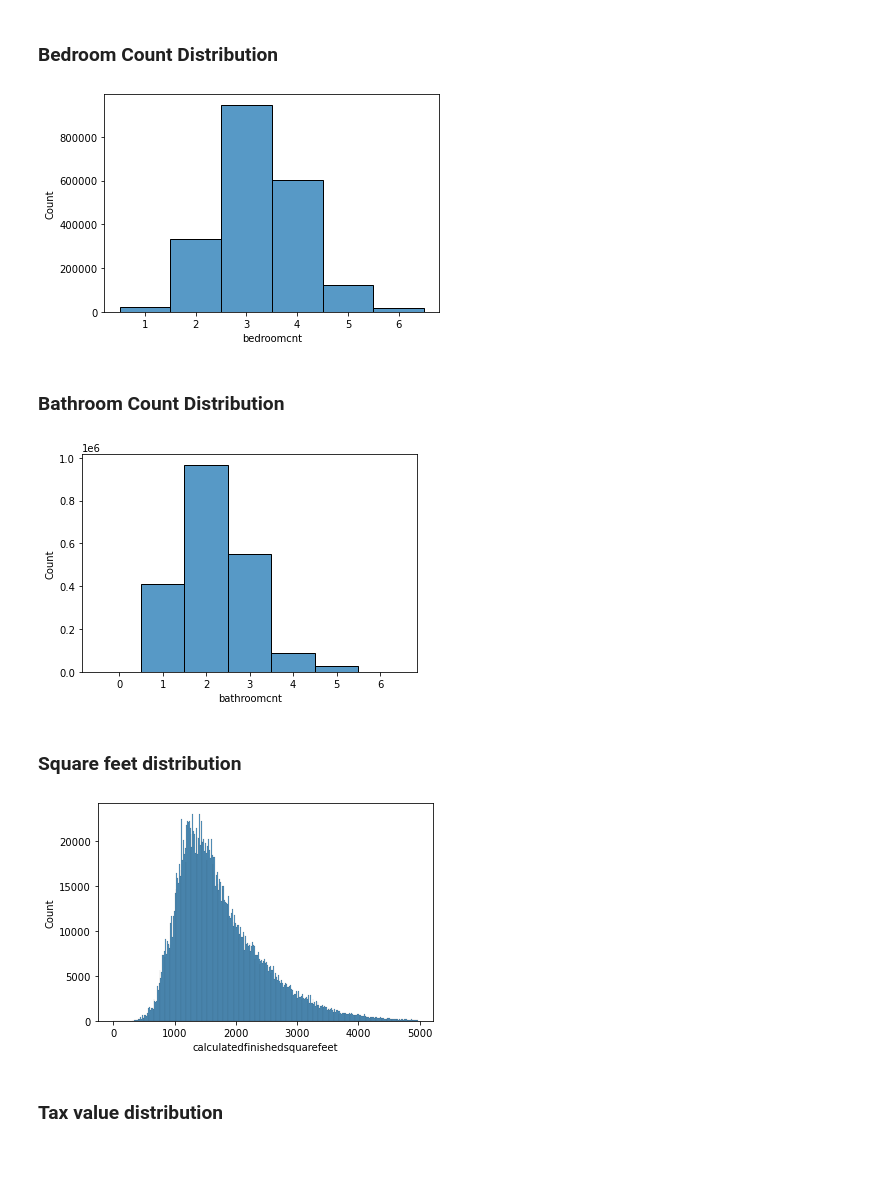
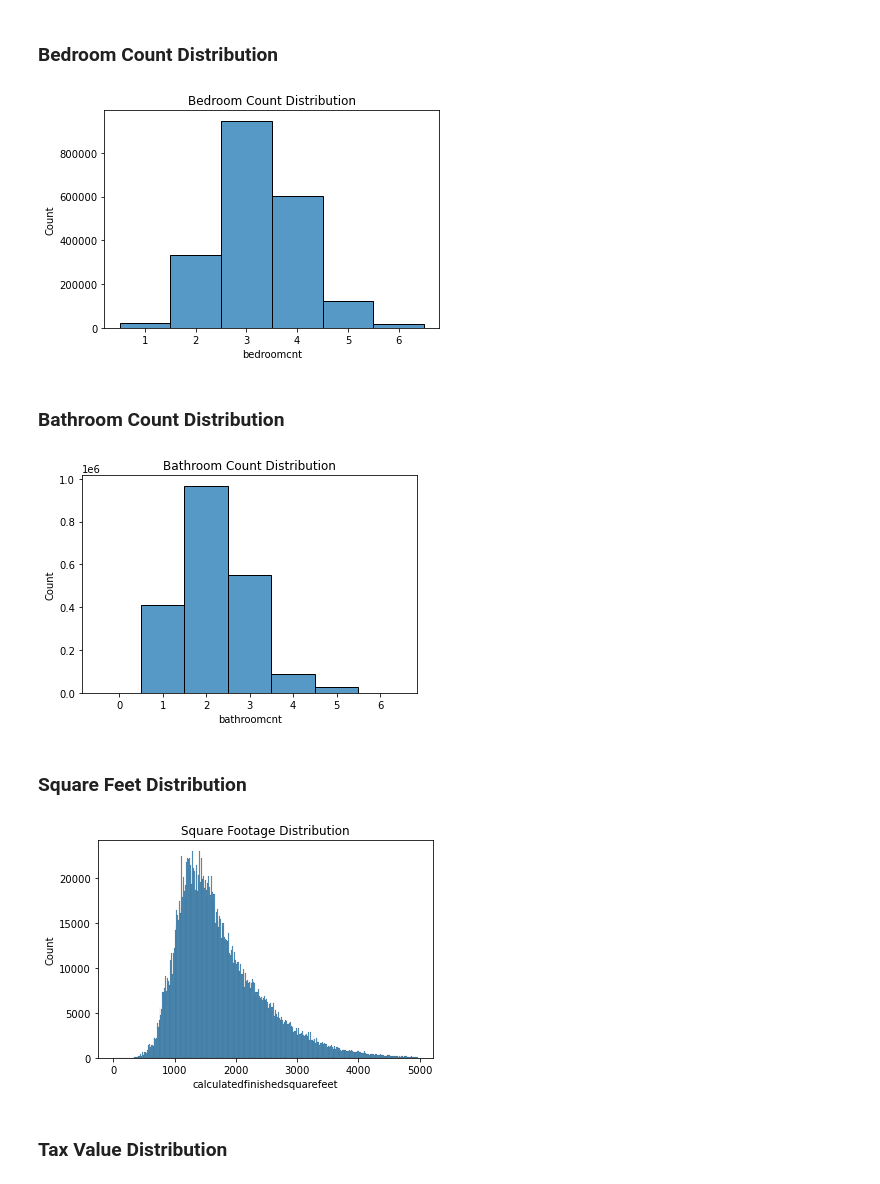
Before and after one commit to malachi-hale/Regression-exercises, a Jupyter notebook: wrangle.ipynb, the cells around one changed output. Drawn from its saved outputs; the diff is of its cells as text; code cells hidden in the pictures; blank space fills up the shorter version.

```diff
--- a/wrangle.ipynb
+++ b/wrangle.ipynb
@@ -54,13 +68,13 @@ The following function acquires data from the SQL server and puts that data into
 # %%
 def get_zillow_data():
     '''
-    We will read a SQL query and create a file based on this query. I have also included a line to eliminate duplicate columns because value_counts() does not work if there are duplicate columns in the DataFrame.
+    We will read a SQL query and create a file based on this query.
     '''
     filename = "zillow.csv"
     ##We will write a SQL query to obtain the data
     sql = '''
     SELECT bedroomcnt, bathroomcnt, calculatedfinishedsquarefeet,
-         taxvaluedollarcnt, yearbuilt, taxamount, fips from properties_2017
+         taxvaluedollarcnt, yearbuilt, taxamount, fips FROM properties_2017
     JOIN propertylandusetype
     ON propertylandusetype.propertylandusetypeid = properties_2017.propertylandusetypeid
     AND propertylandusetype.propertylandusetypeid = 261
@@ -68,6 +82,7 @@ def get_zillow_data():
     ##If the file already exists we will simply pull the file.
     if os.path.isfile(filename):
         return pd.read_csv(filename)
+    ##If the file does not exist, we run the SQL query again and create a new DataFrame.
     else:
         df = pd.read_sql(sql, get_connection('zillow'))
         return df
@@ -211,21 +263,21 @@ Since we are exploring single variables, we do not need to split our data.
 # %% [markdown]
 ### Bedroom Count Distribution
 # %%
-bedroom_count = sns.histplot(data=df, x="bedroomcnt", discrete = True)
+bedroom_count = sns.histplot(data=df, x="bedroomcnt", discrete = True).set(Title = "Bedroom Count Distribution")
 # %% [output]
-[figure, old version]
+[figure, new version]
 # %% [markdown]
 ### Bathroom Count Distribution
 # %%
-bathroom_count = sns.histplot(data=df, x="bathroomcnt", discrete = True)
+bathroom_count = sns.histplot(data=df, x="bathroomcnt", discrete = True).set(Title = "Bathroom Count Distribution")
 # %% [output]
-[figure, old version]
+[figure, new version]
 # %% [markdown]
-### Square feet distribution
+### Square Feet Distribution
 # %%
-square_feet_log_scale = sns.histplot(data=df, x="calculatedfinishedsquarefeet")
+square_feet_log_scale = sns.histplot(data=df, x="calculatedfinishedsquarefeet").set(Title = "Square Footage Distribution")
 # %% [output]
-[figure, old version]
+[figure, new version]
 # %% [markdown]
-### Tax value distribution
+### Tax Value Distribution
 # %%
```
Also changed, not shown: parts of 30 cells of this notebook, 5 other files.
